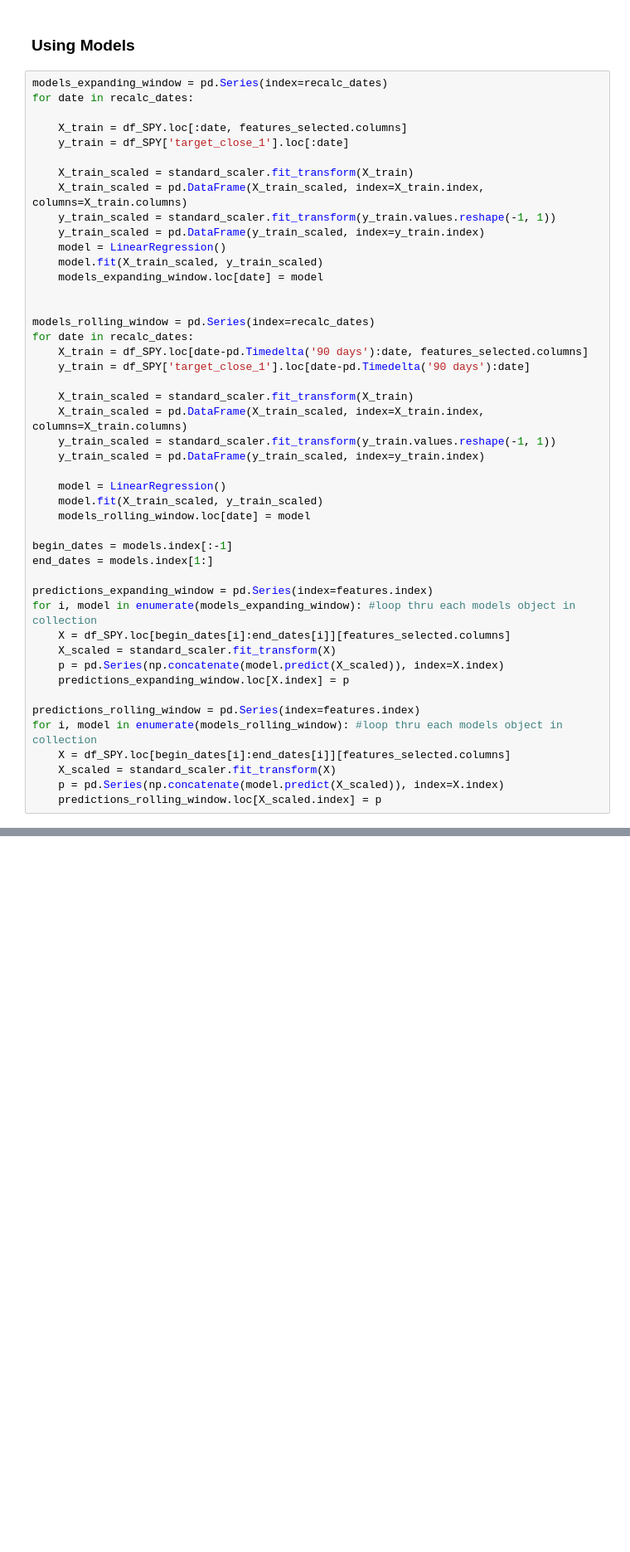
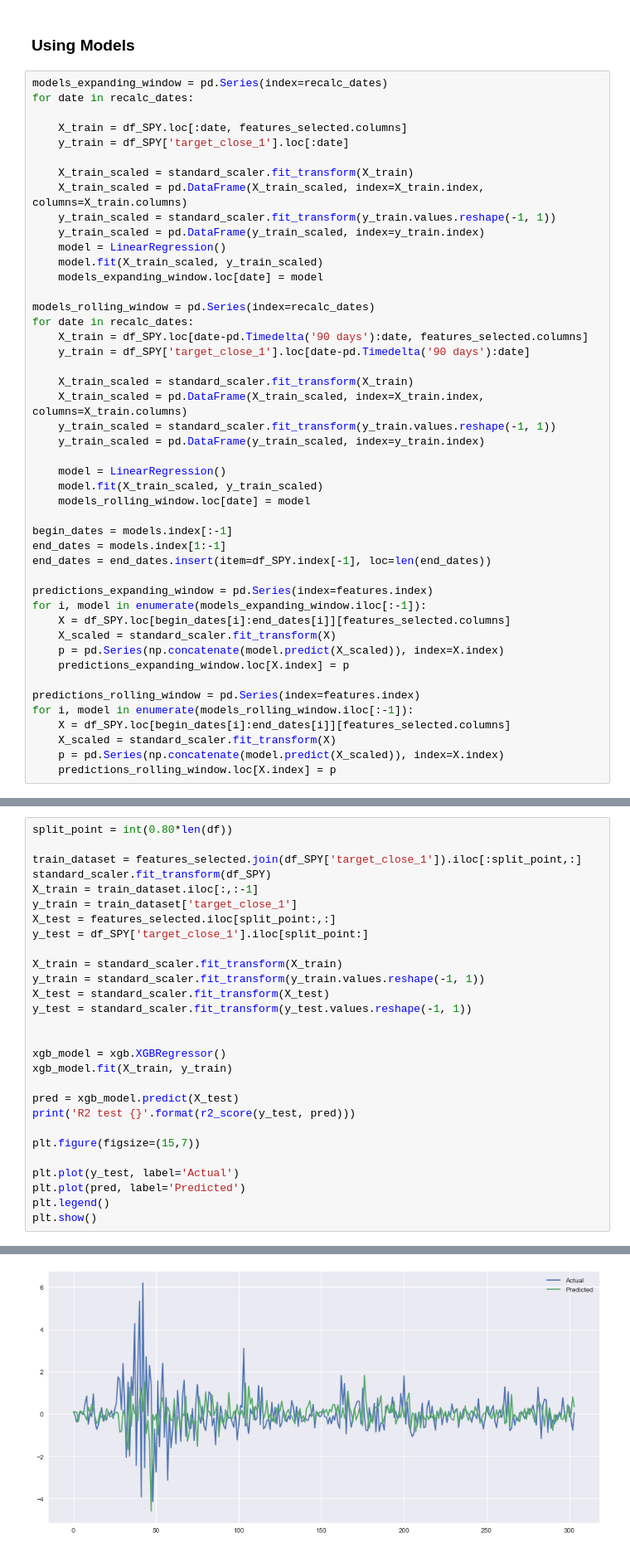
Before and after one commit to es-g/stock_price_indicator, a Jupyter notebook: Stock_price_predictor.ipynb, the cells around one changed output, grey strips where cells are left out. Shown at 83% size. Saved outputs shown, nothing was run; the diff lists cells and outputs as text; blank space fills up the shorter version.

Commit message:
complete rolling windows and expanding window + formatting

```diff
--- a/Stock_price_predictor.ipynb
+++ b/Stock_price_predictor.ipynb
@@ -423,7 +467,6 @@ for date in recalc_dates:
     model = LinearRegression()
     model.fit(X_train_scaled, y_train_scaled)
     models_expanding_window.loc[date] = model
-
 
 models_rolling_window = pd.Series(index=recalc_dates)
 for date in recalc_dates:
@@ -440,18 +483,19 @@ for date in recalc_dates:
     models_rolling_window.loc[date] = model
 
 begin_dates = models.index[:-1]
-end_dates = models.index[1:]
+end_dates = models.index[1:-1]
+end_dates = end_dates.insert(item=df_SPY.index[-1], loc=len(end_dates))
 
 predictions_expanding_window = pd.Series(index=features.index)
-for i, model in enumerate(models_expanding_window): #loop thru each models object in collection
+for i, model in enumerate(models_expanding_window.iloc[:-1]):
     X = df_SPY.loc[begin_dates[i]:end_dates[i]][features_selected.columns]
     X_scaled = standard_scaler.fit_transform(X)
     p = pd.Series(np.concatenate(model.predict(X_scaled)), index=X.index)
     predictions_expanding_window.loc[X.index] = p
 
 predictions_rolling_window = pd.Series(index=features.index)
-for i, model in enumerate(models_rolling_window): #loop thru each models object in collection
+for i, model in enumerate(models_rolling_window.iloc[:-1]):
     X = df_SPY.loc[begin_dates[i]:end_dates[i]][features_selected.columns]
     X_scaled = standard_scaler.fit_transform(X)
     p = pd.Series(np.concatenate(model.predict(X_scaled)), index=X.index)
-    predictions_rolling_window.loc[X_scaled.index] = p
+    predictions_rolling_window.loc[X.index] = p
@@ -483,0 +513,29 @@ models.index[1:-1], df_SPY.index[-1]
+# %%
+split_point = int(0.80*len(df))
+
+train_dataset = features_selected.join(df_SPY['target_close_1']).iloc[:split_point,:]
+standard_scaler.fit_transform(df_SPY)
+X_train = train_dataset.iloc[:,:-1]
+y_train = train_dataset['target_close_1']
+X_test = features_selected.iloc[split_point:,:]
+y_test = df_SPY['target_close_1'].iloc[split_point:]
+
+X_train = standard_scaler.fit_transform(X_train)
+y_train = standard_scaler.fit_transform(y_train.values.reshape(-1, 1))
+X_test = standard_scaler.fit_transform(X_test)
+y_test = standard_scaler.fit_transform(y_test.values.reshape(-1, 1))
+
+
+xgb_model = xgb.XGBRegressor()
+xgb_model.fit(X_train, y_train)
+
+pred = xgb_model.predict(X_test)
+print('R2 test {}'.format(r2_score(y_test, pred)))
+
+plt.figure(figsize=(15,7))
+
+plt.plot(y_test, label='Actual')
+plt.plot(pred, label='Predicted')
+plt.legend()
+plt.show()
+# %% [output]
@@ -483,0 +543 @@ models.index[1:-1], df_SPY.index[-1]
+[figure, added]
```
Also changed, not shown: parts of 43 cells of this notebook.
